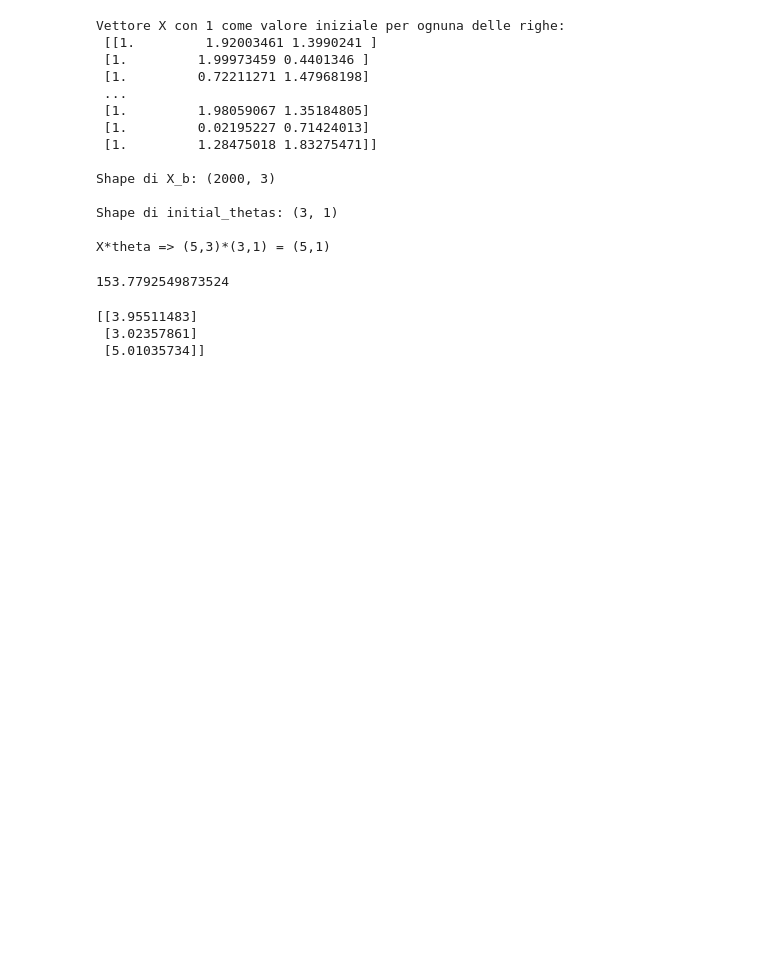
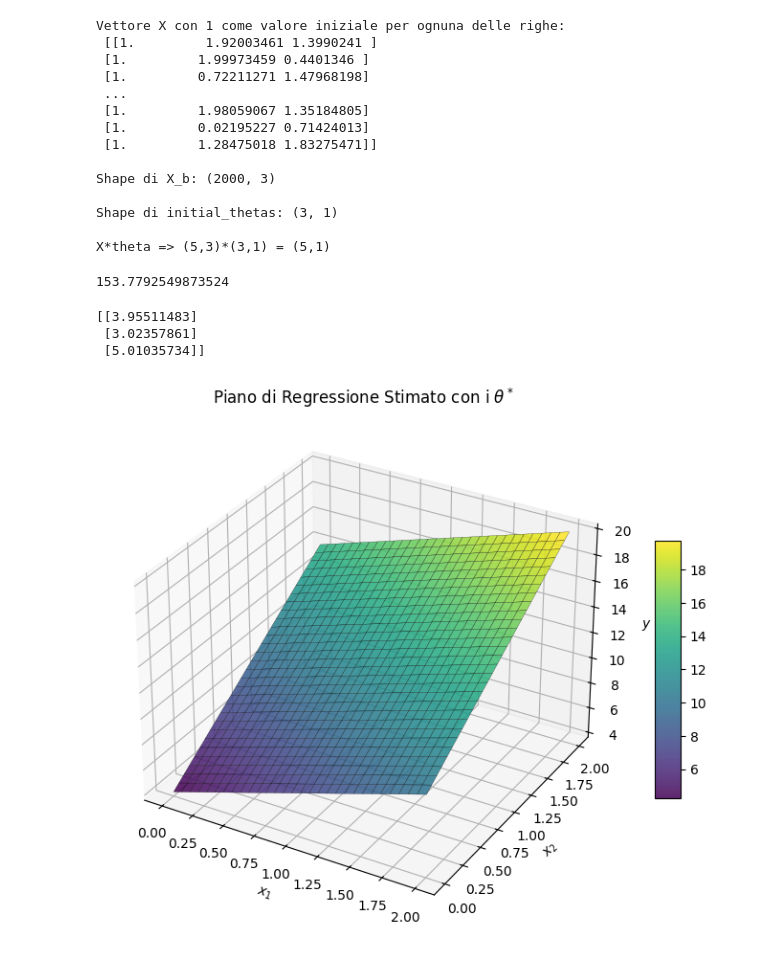
Before and after one commit to CalogeroGabriele/Artificial-Intelligence, a Jupyter notebook: Supervised-Learning/Multivariate_Linear_Regression.ipynb, the cells around one changed output. Drawn from its saved outputs; the diff is of its cells as text; code cells hidden in the pictures; blank space fills up the shorter version.

```diff
--- a/Supervised-Learning/Multivariate_Linear_Regression.ipynb
+++ b/Supervised-Learning/Multivariate_Linear_Regression.ipynb
@@ -119,3 +126,43 @@ print(final_theta)
 [[3.95511483]
  [3.02357861]
  [5.01035734]]
+# %%
+import matplotlib.pyplot as plt
+import numpy as np
+
+# Parametri ottimali calcolati
+final_theta = np.array([[3.95511483], [3.02357861], [5.01035734]])
+
+fig = plt.figure(figsize=(9, 7))
+ax = fig.add_subplot(111, projection="3d")
+
+# 1. Griglia per il piano
+x1_grid = np.linspace(0, 2, 30)
+x2_grid = np.linspace(0, 2, 30)
+X1_mesh, X2_mesh = np.meshgrid(x1_grid, x2_grid)
+
+# 2. Quota del piano stimato: y = theta_0 + theta_1*x1 + theta_2*x2
+Y_pred_mesh = (
+    final_theta[0, 0] + final_theta[1, 0] * X1_mesh + final_theta[2, 0] * X2_mesh
+)
+
+# 3. Disegno del solo piano (pulito e ben visibile)
+surf = ax.plot_surface(
+    X1_mesh,
+    X2_mesh,
+    Y_pred_mesh,
+    cmap="viridis",
+    alpha=0.85,
+    edgecolor="k",
+    linewidth=0.2,
+)
+
+ax.set_xlabel("$x_1$")
+ax.set_ylabel("$x_2$")
+ax.set_zlabel("$y$")
+ax.set_title("Piano di Regressione Stimato con i $\\theta^*$")
+fig.colorbar(surf, ax=ax, shrink=0.5, aspect=10)
+
+plt.show()
+# %% [output]
+[figure, added]
```
Also changed, not shown: parts of 1 cell of this notebook.
